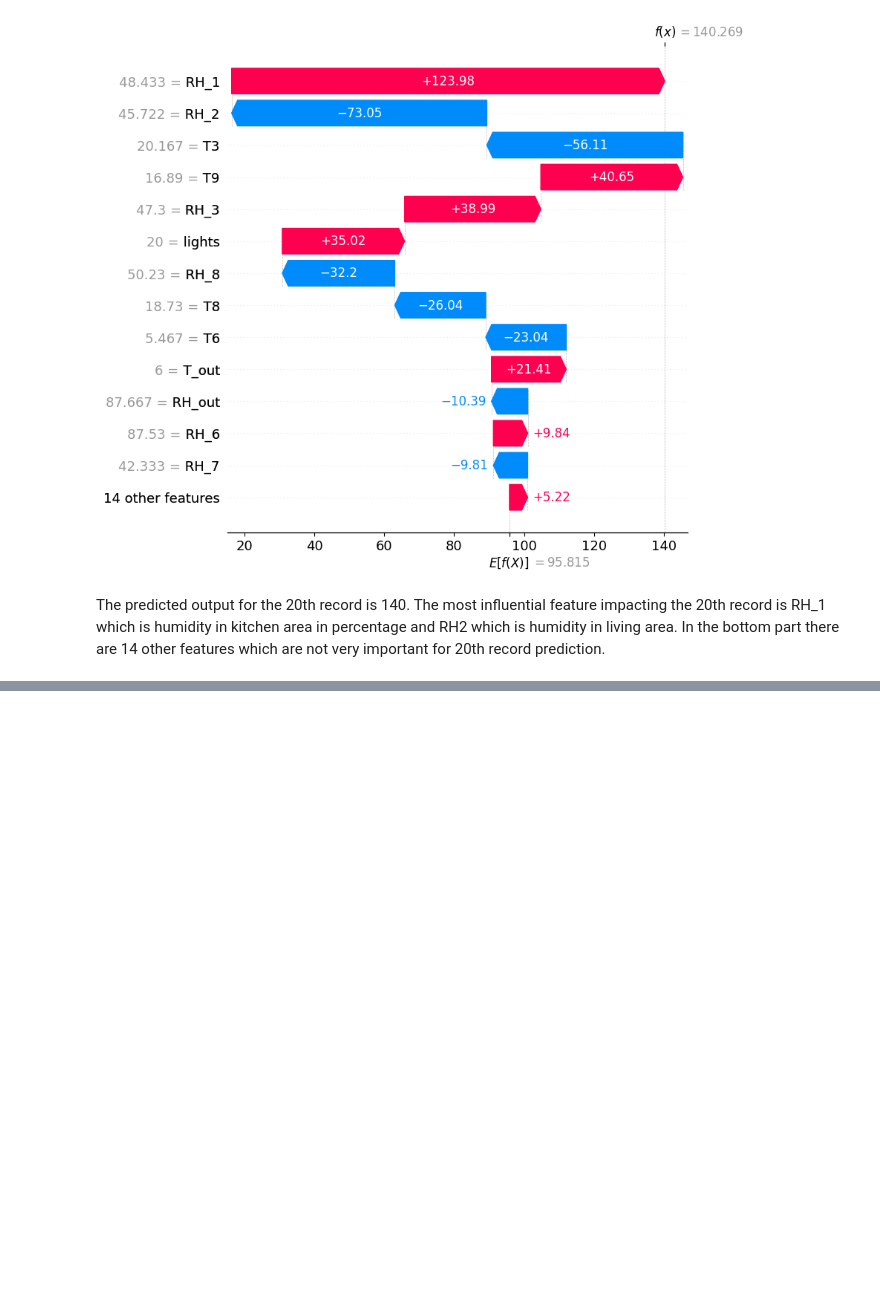
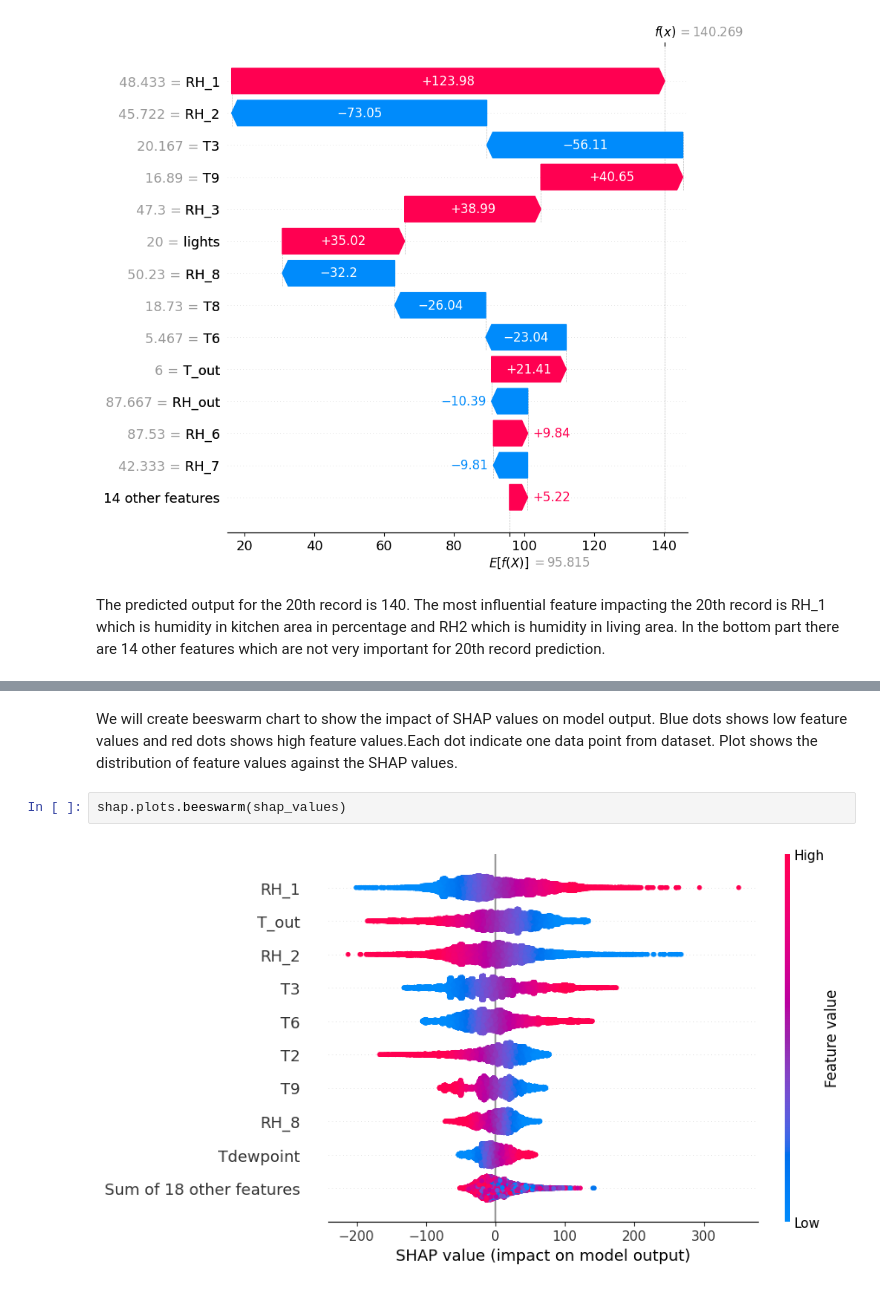
Before and after one commit to Chirag314/Interpretable-AI, a Jupyter notebook: Explainable.ipynb, the cells around one changed output, grey strips where cells are left out. Cells and saved outputs as stored; diff of their text form; blank space fills up the shorter version.

```diff
--- a/Explainable.ipynb
+++ b/Explainable.ipynb
@@ -143,0 +171,6 @@ The predicted output for the 20th record is 140. The most influential feature im
+# %% [markdown]
+We will create beeswarm chart to show the impact of SHAP values on model output. Blue dots shows low feature values and red dots shows high feature values.Each dot indicate one data point from dataset. Plot shows the distribution of feature values against the SHAP values.
+# %%
+shap.plots.beeswarm(shap_values)
+# %% [output]
+[figure, added]
```
Also changed, not shown: parts of 18 cells of this notebook.
